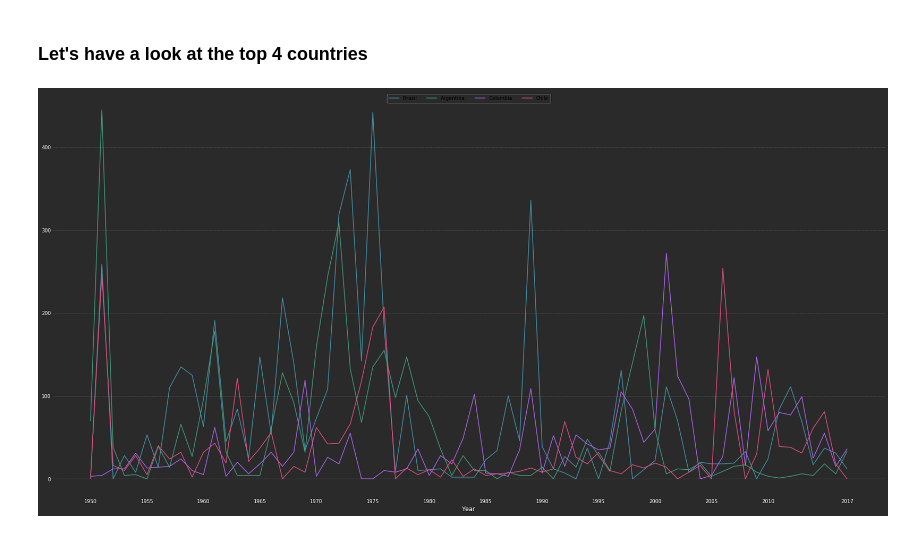
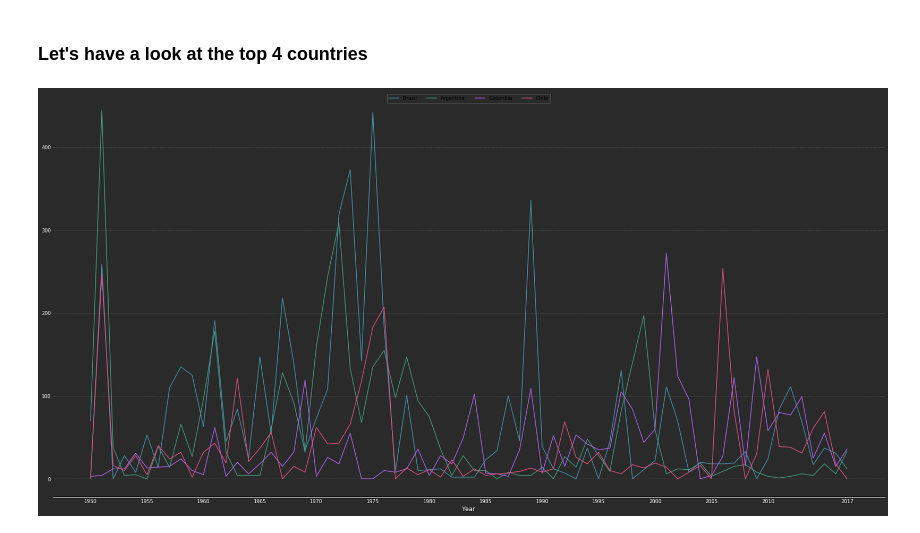
Before and after one commit to benbitoun/data-studio, a Jupyter notebook: Code/03-Gods_of_War_project/US weapons 2017.ipynb, the cells around one changed output. Cells and saved outputs as stored; diff of their text form; code cells hidden in the pictures.

```diff
--- a/Code/03-Gods_of_War_project/US weapons 2017.ipynb
+++ b/Code/03-Gods_of_War_project/US weapons 2017.ipynb
@@ -445,7 +444,7 @@ plt.savefig('us_weapons_total_lines.png', transparent=False, bbox_inches='tight'
 # %%
 #S. American Countries that imported US Weapons in 2017:
 #Top 10 1950-2017:
-params = {"figure.facecolor": "#2A2A2A",
+plt.rcParams.update({"figure.facecolor": "#2A2A2A",
               "axes.facecolor": "#2A2A2A",
               "axes.grid" : True,
               "axes.grid.axis" : "y",
@@ -463,8 +462,9 @@ params = {"figure.facecolor": "#2A2A2A",
               "axes.prop_cycle" : plt.cycler('color',
                                     ['#4490A7', '#43987D', '#AA64EA', '#DC4F7F',
                                      '#CD8342', '#81C885', '#3D9BB9', '#969696',
-                                     '#fcae91', '#17becf'])}
-plt.rcParams.update(params)
+                                     '#fcae91', '#17becf']),
+         'pdf.fonttype': 42,
+    'ps.fonttype': 42})
 
 ax = s_america_2017.loc[:, s_america_2017.columns !='Year'].sum().sort_values(ascending=True).tail(4).plot(figsize= (10,5), kind='barh', color= '#4490A7')
 
@@ -500,7 +500,7 @@ plt.savefig('s_america_2017_bars.png', transparent=False, bbox_inches='tight')
 [figure]
 # %%
 #Top s.american countries of us weapon exports 1950-2017:
-params = {"figure.facecolor": "#2A2A2A",
+plt.rcParams.update({"figure.facecolor": "#2A2A2A",
               "axes.facecolor": "#2A2A2A",
               "axes.grid" : True,
               "axes.grid.axis" : "y",
@@ -518,8 +518,9 @@ params = {"figure.facecolor": "#2A2A2A",
               "axes.prop_cycle" : plt.cycler('color',
                                     ['#4490A7', '#43987D', '#AA64EA', '#DC4F7F',
                                      '#CD8342', '#81C885', '#3D9BB9', '#969696',
-                                     '#fcae91', '#17becf'])}
-plt.rcParams.update(params)
+                                     '#fcae91', '#17becf']),
+         'pdf.fonttype': 42,
+    'ps.fonttype': 42})
 
 ax = s_america.loc[:, s_america.columns !='Year'].sum().sort_values(ascending=True).tail(10).plot(figsize= (10,5), kind='barh', color= '#4490A7')
 
@@ -556,7 +614,7 @@ plt.savefig('s_america_bars.png', transparent=False, bbox_inches='tight')
 # %%
 #For Central America:
 #Top s.american countries of us weapon exports 1950-2017:
-params = {"figure.facecolor": "#2A2A2A",
+plt.rcParams.update({"figure.facecolor": "#2A2A2A",
               "axes.facecolor": "#2A2A2A",
               "axes.grid" : True,
               "axes.grid.axis" : "y",
@@ -574,8 +632,9 @@ params = {"figure.facecolor": "#2A2A2A",
               "axes.prop_cycle" : plt.cycler('color',
                                     ['#4490A7', '#43987D', '#AA64EA', '#DC4F7F',
                                      '#CD8342', '#81C885', '#3D9BB9', '#969696',
-                                     '#fcae91', '#17becf'])}
-plt.rcParams.update(params)
+                                     '#fcae91', '#17becf']),
+         'pdf.fonttype': 42,
+    'ps.fonttype': 42})
 
 ax = central_america.loc[:, central_america.columns !='Year'].sum().sort_values(ascending=True).tail(10).plot(figsize= (10,5), kind='barh', color= '#4490A7')
 
@@ -613,7 +672,7 @@ plt.savefig('central_america_bars.png', transparent=False, bbox_inches='tight')
 ### Showing the peaks with years
 # %%
 
-params = {"figure.facecolor": "#2A2A2A",
+plt.rcParams.update({"figure.facecolor": "#2A2A2A",
               "axes.facecolor": "#2A2A2A",
               "axes.grid" : True,
               "axes.grid.axis" : "y",
@@ -631,8 +690,10 @@ params = {"figure.facecolor": "#2A2A2A",
               "axes.prop_cycle" : plt.cycler('color',
                                     ['#4490A7', '#43987D', '#AA64EA', '#DC4F7F',
                                      '#CD8342', '#81C885', '#3D9BB9', '#969696',
-                                     '#fcae91', '#17becf'])}
-plt.rcParams.update(params)
+                                     '#fcae91', '#17becf']),
+         'pdf.fonttype': 42,
+    'ps.fonttype': 42})
+
 
 ax = s_america.plot( x='Year', figsize=(30,15))
 #Getting rid of y-ax
@@ -733,7 +794,7 @@ plt.savefig('south_america_total_areas.png', transparent=False, bbox_inches='tig
 ### Let's have a look at the top 4 countries
 # %%
 
-params = {"figure.facecolor": "#2A2A2A",
+plt.rcParams.update({"figure.facecolor": "#2A2A2A",
               "axes.facecolor": "#2A2A2A",
               "axes.grid" : True,
               "axes.grid.axis" : "y",
@@ -751,8 +812,9 @@ params = {"figure.facecolor": "#2A2A2A",
               "axes.prop_cycle" : plt.cycler('color',
                                     ['#4490A7', '#43987D', '#AA64EA', '#DC4F7F',
                                      '#CD8342', '#81C885', '#3D9BB9', '#969696',
-                                     '#fcae91', '#17becf'])}
-plt.rcParams.update(params)
+                                     '#fcae91', '#17becf']),
+         'pdf.fonttype': 42,
+    'ps.fonttype': 42})
 
 ax = s_america[['Brazil', 'Year', 'Argentina', 'Colombia', 'Chile']].plot( x='Year', figsize=(30,15))
 #Getting rid of y-ax
@@ -760,37 +822,38 @@ ax.grid(False, axis='x')
 ax.grid(linestyle='--')
 ax.grid(linestyle='', axis='x')
 
 
 #ticks
 ax.tick_params(left=False)
 ax.tick_params(bottom=False)
 ax.set_xticks([1950, 1955, 1960, 1965, 1970, 1975, 1980, 1985, 1990, 1995, 2000, 2005, 2010, 2017])
 
 ax.spines['bottom'].set_color('white')
 ax.spines['left'].set_color('white')
 ax.spines['top'].set_color('white')
 ax.xaxis.label.set_color('white')
 ax.yaxis.label.set_color('white')
 ax.tick_params(axis='x', colors='white')
 ax.tick_params(axis='y', colors='white')
 
+
 ax.spines["top"].set_visible(False)
-ax.spines["bottom"].set_visible(False)
+ax.spines["bottom"].set_visible(True)
 ax.spines["right"].set_visible(False)
 ax.spines["left"].set_visible(False)
 
 #Title
 #ax.set_title("Taking care of the own Backyard II", pad=40, fontsize=30, color='white')
 #plt.gcf().text(0.5, 0.9, "U.S Weapon Exports to South American Regimes 1950 to 2017 (in mio. TIV*) ", ha="center", fontsize=14, color='white')
 
 #Legend
 legend = ax.legend(ncol=5, loc='upper center')
 
 #Save
-plt.savefig('south_america_top4_lines.pdf', transparent=False, bbox_inches='tight')
-plt.savefig('south_america_top4_lines.png', transparent=False, bbox_inches='tight')
+plt.savefig('south_america_top4_lines.pdf', transparent=False, bbox_inches='tight', facecolor=fig.get_facecolor())
+plt.savefig('south_america_top4_lines.png', transparent=False, bbox_inches='tight', facecolor=fig.get_facecolor())
 # %% [output]
-[figure, old version]
+[figure, new version]
 # %%
 #Deals with the dictators
 
```
Also changed, not shown: parts of 12 cells of this notebook, 50 other files.
